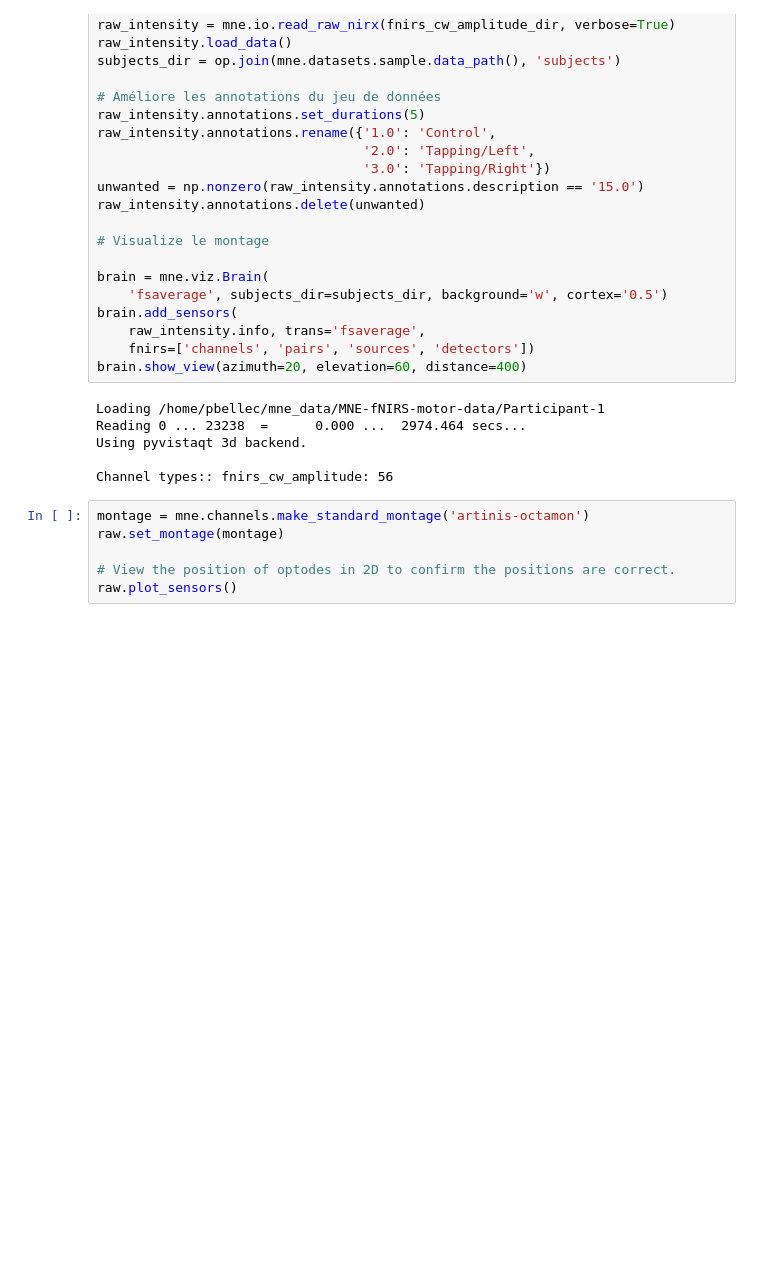
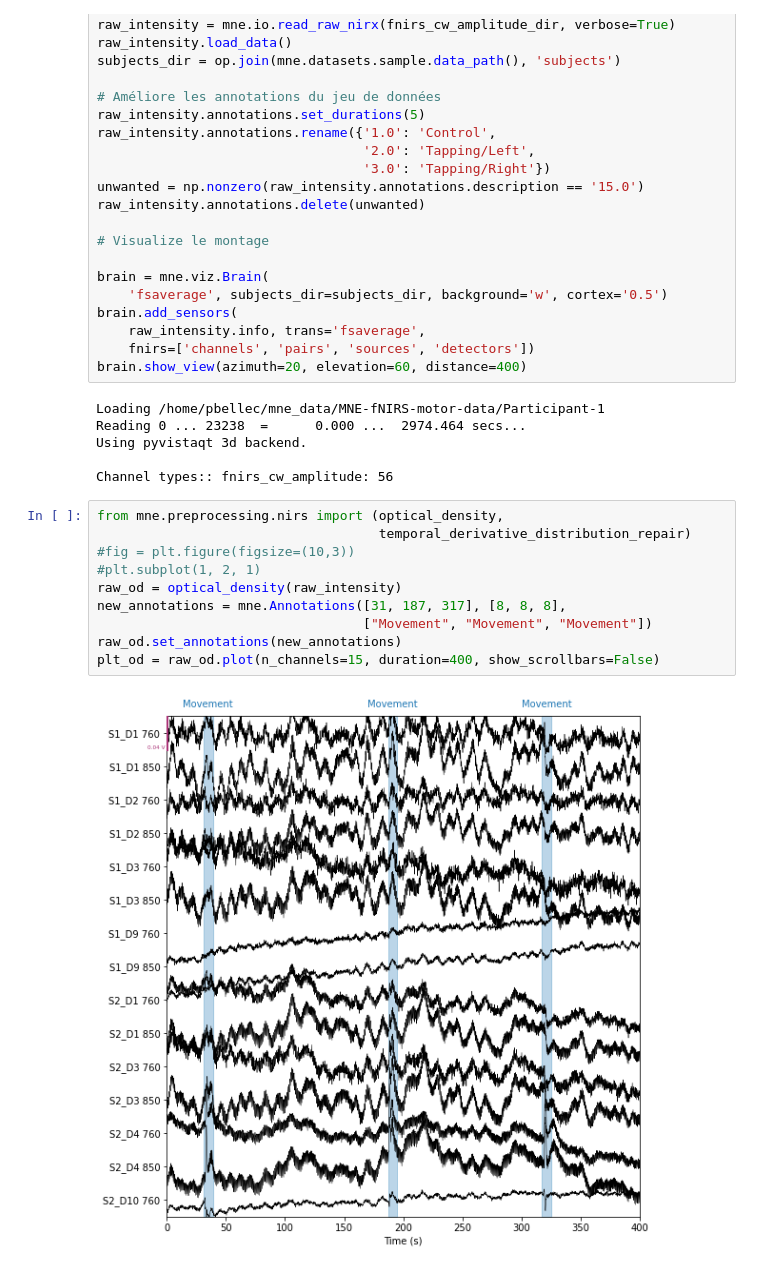
Before and after one commit to methodes-cogneuro/methodes-cogneuro.github.io, a Jupyter notebook: notes_imagerie_optique.ipynb, the cells around one changed output. Drawn from its saved outputs; the diff is of its cells as text; blank space fills up the shorter version.

Commit message:
First draft of the acqusition and analyses section for optical imaging.

```diff
--- a/notes_imagerie_optique.ipynb
+++ b/notes_imagerie_optique.ipynb
@@ -36,8 +36,14 @@ Using pyvistaqt 3d backend.
 
 Channel types:: fnirs_cw_amplitude: 56
 # %%
-montage = mne.channels.make_standard_montage('artinis-octamon')
-raw.set_montage(montage)
-
-# View the position of optodes in 2D to confirm the positions are correct.
-raw.plot_sensors()
+from mne.preprocessing.nirs import (optical_density,
+                                    temporal_derivative_distribution_repair)
+#fig = plt.figure(figsize=(10,3))
+#plt.subplot(1, 2, 1)
+raw_od = optical_density(raw_intensity)
+new_annotations = mne.Annotations([31, 187, 317], [8, 8, 8],
+                                  ["Movement", "Movement", "Movement"])
+raw_od.set_annotations(new_annotations)
+plt_od = raw_od.plot(n_channels=15, duration=400, show_scrollbars=False)
+# %% [output]
+[figure, added]
```
Also changed, not shown: parts of 3 cells of this notebook, 1 other file.
